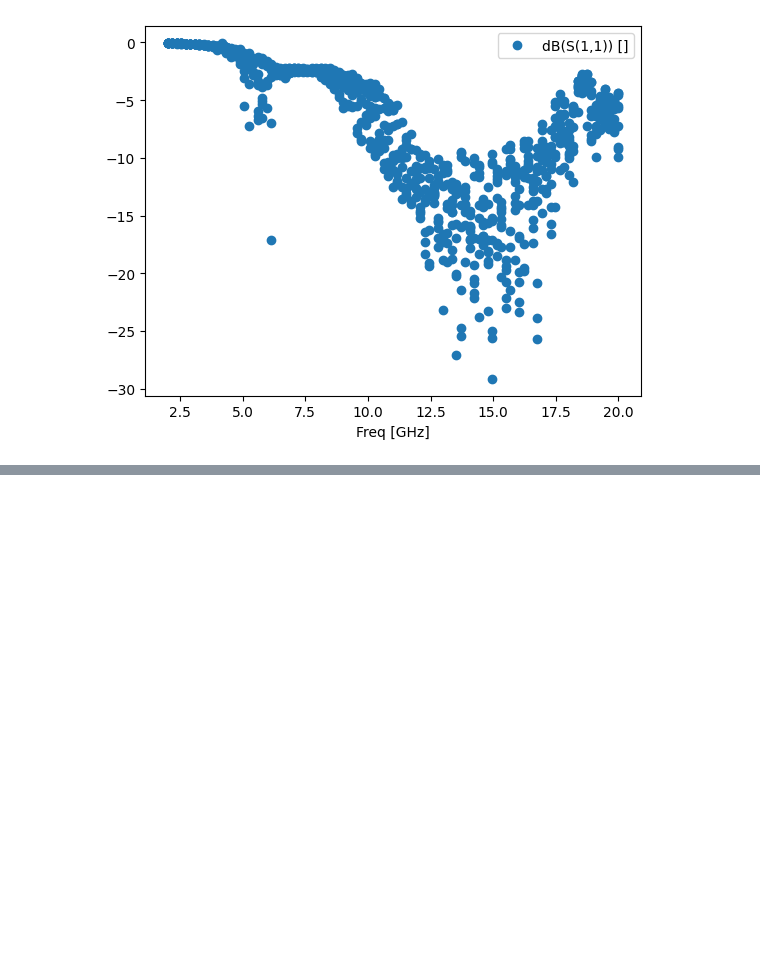
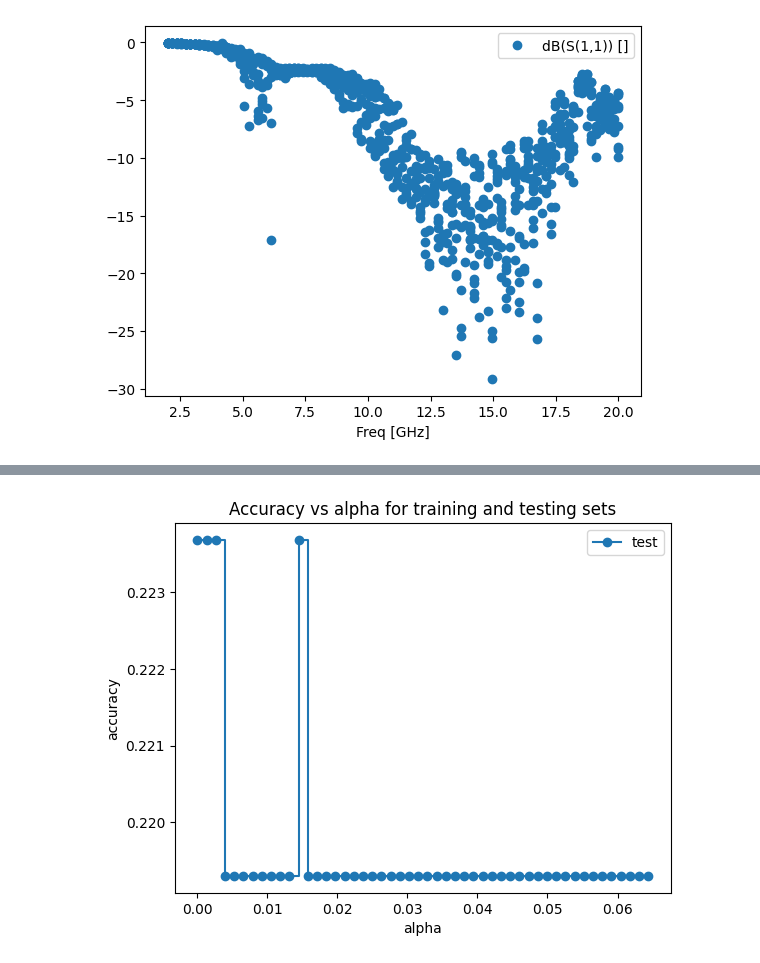
Before and after one commit to meowsome/antenna-ml, a Jupyter notebook: test.ipynb, the cells around one changed output, grey strips where cells are left out. Drawn from its saved outputs; the diff is of its cells as text; code cells hidden in the pictures; blank space fills up the shorter version.

Commit message:
Calculate score  with threshold

```diff
--- a/test.ipynb
+++ b/test.ipynb
@@ -89,0 +71,7 @@ Name: close_prediction, dtype: int64
+# %%
+def get_score(X_test, y_test, predictions, clf_dt):
+    predictions = clf_dt.predict(X_test)
+    dataframe = X_test.copy()
+    dataframe['y_test'] = y_test
+    dataframe['predictions'] = predictions
+    return create_tf_column(dataframe).value_counts().get(True) / dataframe.shape[0]
@@ -89,0 +101,12 @@ Name: close_prediction, dtype: int64
+# %%
+ccp_alphas = np.linspace(0,6.43875124e-02,50)
+# %%
+clf_dts = []
+
+for ccp_alpha in ccp_alphas:
+    clf_dt = DecisionTreeRegressor(random_state=random_state, ccp_alpha=ccp_alpha)
+    clf_dt.fit(X_train, y_train)
+    clf_dts.append(clf_dt)
+# %%
+# train_scores = [clf_dt.score(X_train, y_train) for clf_dt in clf_dts]
+test_scores = [get_score(X_test, y_test, predictions, clf_dt) for clf_dt in clf_dts]
@@ -89,0 +133,11 @@ Name: close_prediction, dtype: int64
+# %%
+fig, ax = plt.subplots()
+ax.set_xlabel("alpha")
+ax.set_ylabel("accuracy")
+ax.set_title("Accuracy vs alpha for training and testing sets")
+# ax.plot(ccp_alphas, train_scores, marker='o', label="train", drawstyle="steps-post")
+ax.plot(ccp_alphas, test_scores, marker='o', label="test", drawstyle="steps-post")
+ax.legend()
+plt.show()
+# %% [output]
+[figure, added]
```
Also changed, not shown: parts of 13 cells of this notebook, 1 other file.
